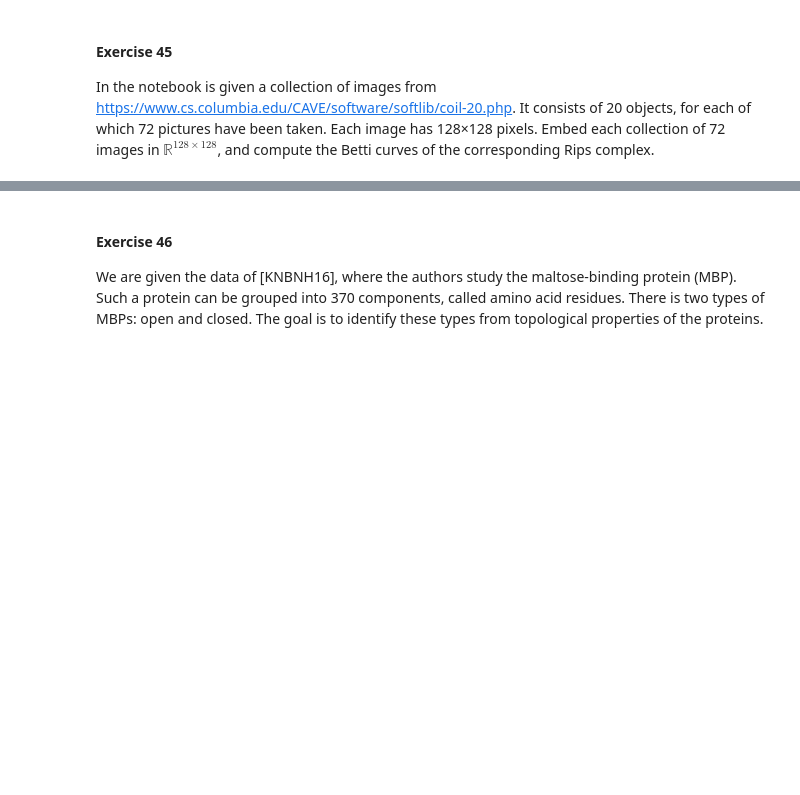
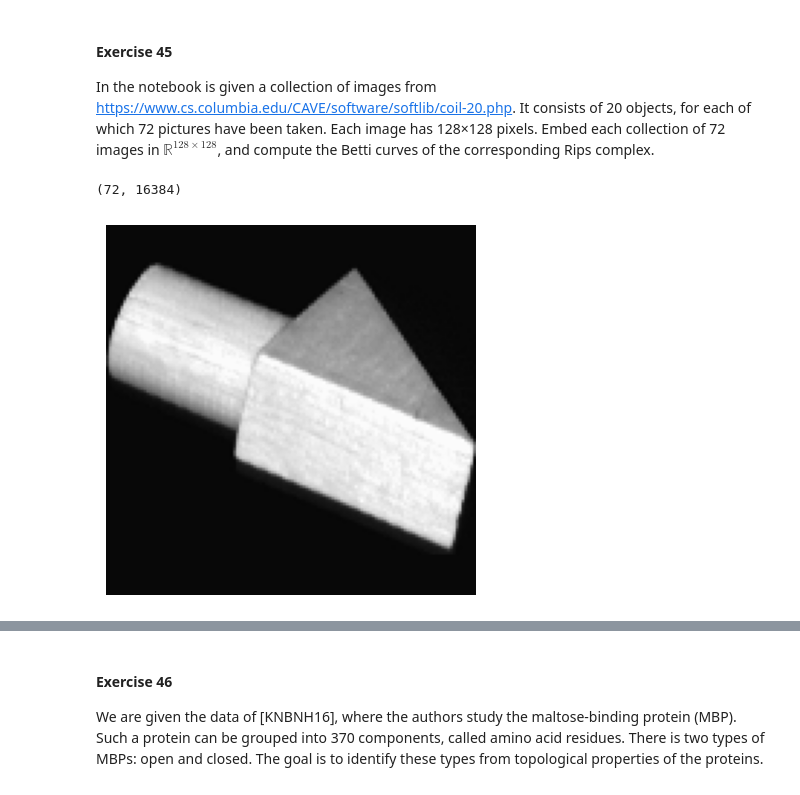
Before and after one commit to mascneto/Topological-Data-Analysis, a Jupyter notebook: TDA 2.ipynb, the cells around one changed output, grey strips where cells are left out. Saved outputs shown, nothing was run; the diff lists cells and outputs as text; code cells hidden in the pictures; blank space fills up the shorter version.

```diff
--- a/TDA 2.ipynb
+++ b/TDA 2.ipynb
@@ -441,3 +441,17 @@ plt.show()
 # %% [markdown]
 #### Exercise 45
 In the notebook is given a collection of images from https://www.cs.columbia.edu/CAVE/software/softlib/coil-20.php. It consists of 20 objects, for each of which 72 pictures have been taken. Each image has 128×128 pixels. Embed each collection of 72 images in $\mathbb{R}^{128 \times 128}$, and compute the Betti curves of the corresponding Rips complex.
+# %%
+# Para i = 2, temos
+file2 = r"C:\Users\jmlnn\Downloads\Exercise45\cloud2.txt"
+matrix = open(file2).read()
+matrix = np.asarray([[float(a) for a in item.split()] for item in matrix.split('\n')[:-1]])
+matrix.shape
+# %% [output]
+(72, 16384)
+# %%
+image = np.reshape(matrix[2], (128,128))
+plt.imshow(image, cmap=plt.get_cmap('gray'))
+plt.axis('off'); plt.show()
+# %% [output]
+[figure, added]
```
Also changed, not shown: parts of 24 cells of this notebook.
